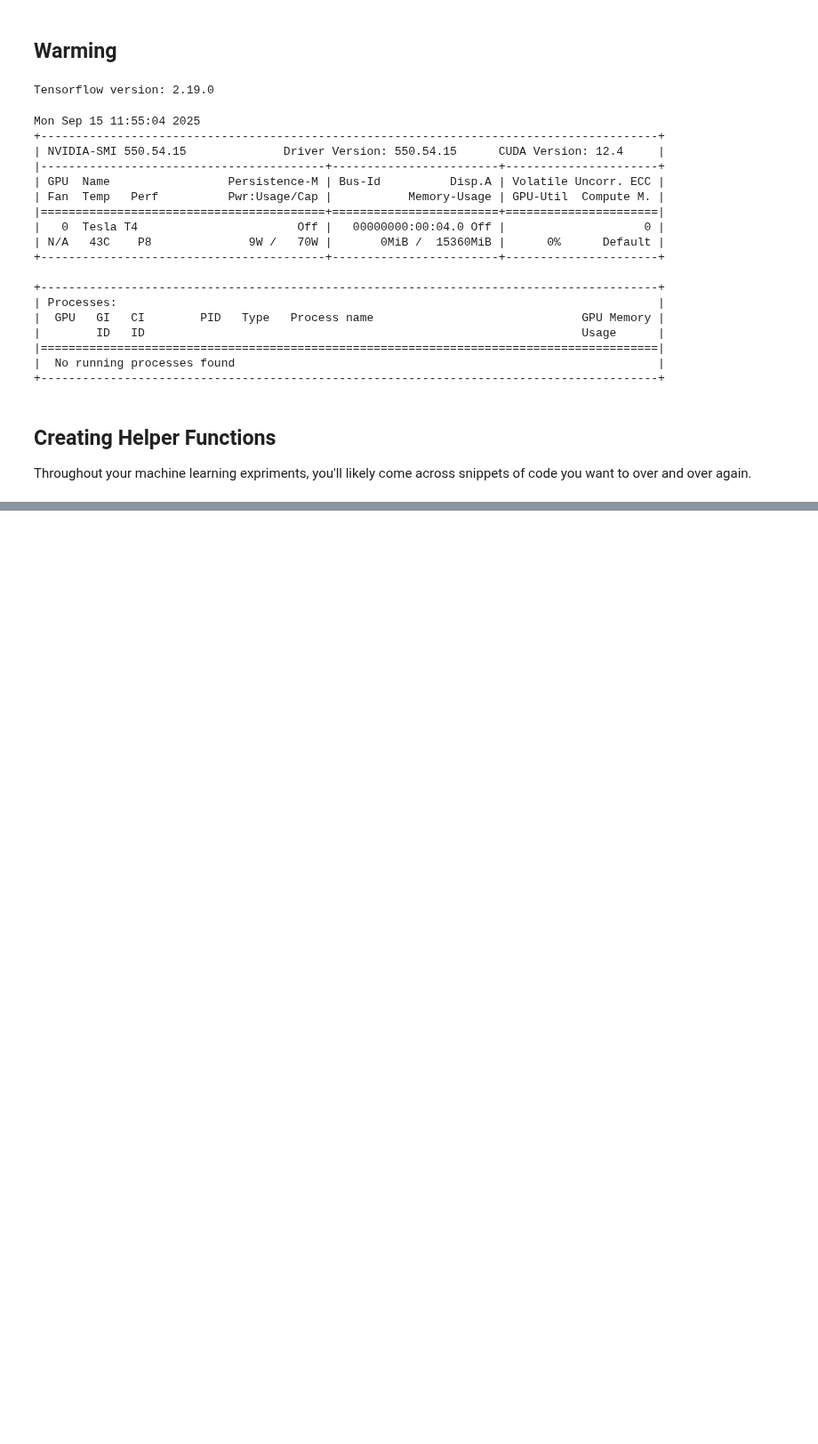
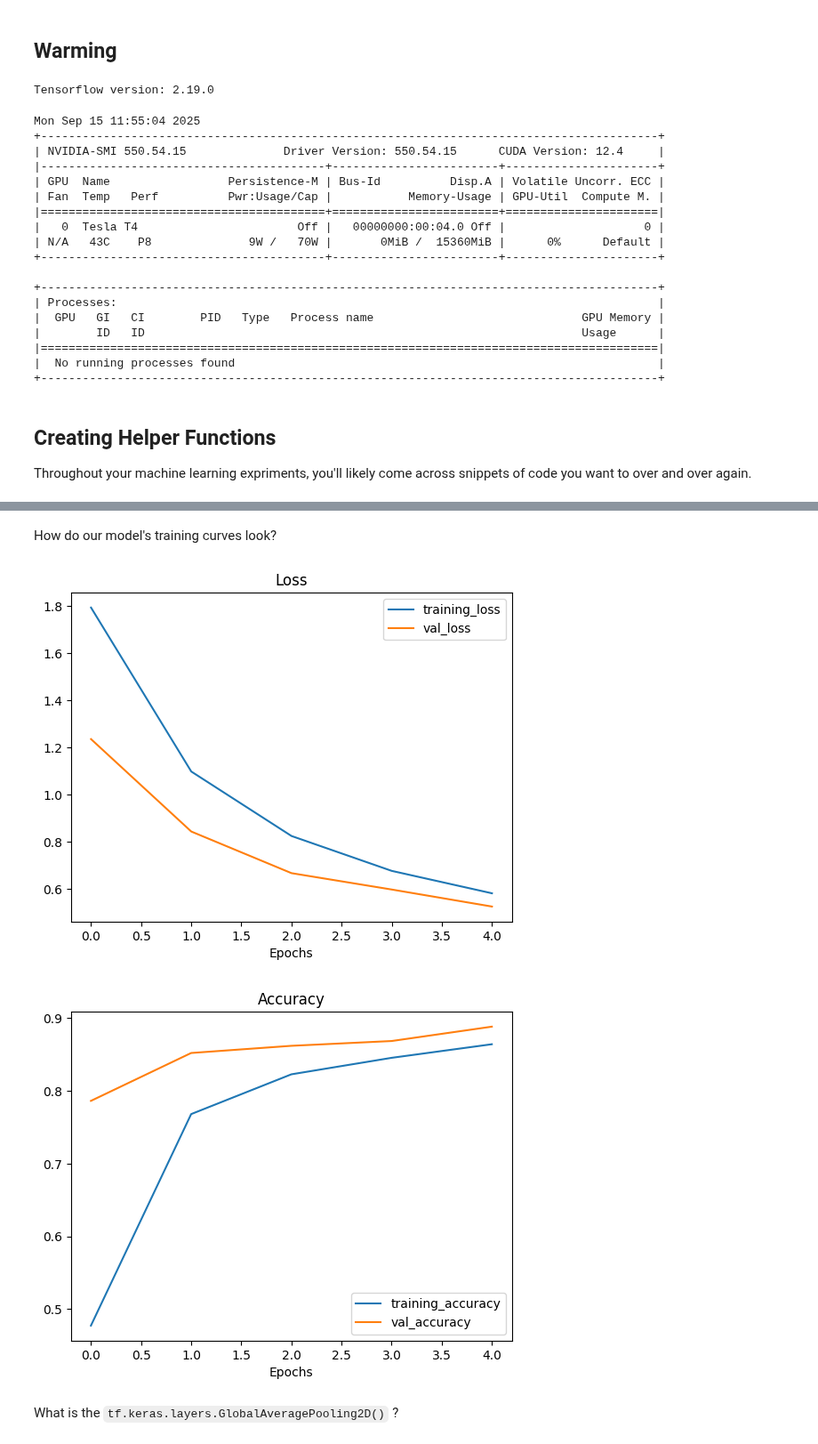
Before and after one commit to MahdadGhasemian/ai-lab, a Jupyter notebook: tensorflow-deep-learning/05_transfer_learning_in_tensorflow_part_2_fine_tuning.ipynb, the cells around one changed output, grey strips where cells are left out. Shown at 89% size. Drawn from its saved outputs; the diff is of its cells as text; code cells hidden in the pictures; blank space fills up the shorter version.

Commit message:
### Model 0: Building a transfer learning model using the Keras

```diff
--- a/tensorflow-deep-learning/05_transfer_learning_in_tensorflow_part_2_fine_tuning.ipynb
+++ b/tensorflow-deep-learning/05_transfer_learning_in_tensorflow_part_2_fine_tuning.ipynb
@@ -36,0 +173,42 @@ Throughout your machine learning expriments, you'll likely come across snippets
+# %%
+# 1. Create base model with tf.keras.applicatins
+base_model = tf.keras.applications.efficientnet_v2.EfficientNetV2B0(include_top=False) # we do this because we're going to create our own top, which are the output layers for the model
+
+# 2. Freese the base model (so the pre-learned patterns remain)
+base_model.trainable = False # to freeze all of the weights in the pre-trained model
+
+# 3. Create input into the base model
+inputs = tf.keras.layers.Input(shape=(224, 224, 3), name="input_layer")
+
+# 4. If using ResNet50V2, add this to speed up convergence, remove for EfficientNetV2
+# x = tf.keras.layers.experimental.preprocessing.Rescaling(1./255)(inputs)
+
+# 5. Pass the inputs to the base_model (note: using tf.keras.applications, EfficientNetV2 inputs don't have to be normalized)
+x = base_model(inputs)
+# Check data shape after passing it to base_model
+print(f"Shape after base_model: {x.shape}")
+
+# 6. Average pool the outputs of the base model (aggregate all the most important information, reduce number of computations)
+x = tf.keras.layers.GlobalAveragePooling2D(name="global_average_pooling_layer")(x)
+print(f"After GlobalAveragePooling2D(): {x.shape}")
+
+# 7. Create the output activation layer
+outputs = tf.keras.layers.Dense(10, activation="softmax", name="output_layer")(x)
+
+# 8. Combine the inputs with the outputs into a model
+model_0 = tf.keras.Model(inputs, outputs)
+
+# 9. Compile the model
+model_0.compile(loss='categorical_crossentropy',
+                optimizer=tf.keras.optimizers.Adam(),
+                metrics=["accuracy"])
+
+# 10. Fit the model (we use less steps for validation so it's faster)
+history_10_percent = model_0.fit(train_data_10_percent,
+                                 epochs=5,
+                                 steps_per_epoch=len(train_data_10_percent),
+                                 validation_data=test_data_10_percent,
+                                 # Go through less of the validation data so epochs are faster (we want faster experiments!)
+                                 validation_steps=int(0.25 * len(test_data_10_percent)),
+                                 # Track our model's training logs for visualization later
+                                 callbacks=[create_tensorboard_callback("transfer_learning", "10_percent_feature_extract")])
@@ -36,0 +312,10 @@ Throughout your machine learning expriments, you'll likely come across snippets
+# %% [markdown]
+How do our model's training curves look?
+# %%
+# Check out our model's training curves
+plot_loss_curves(history_10_percent)
+# %% [output]
+[figure, added]
+[figure, added]
+# %% [markdown]
+What is the `tf.keras.layers.GlobalAveragePooling2D()` ?
```
Also changed, not shown: parts of 25 cells of this notebook.
